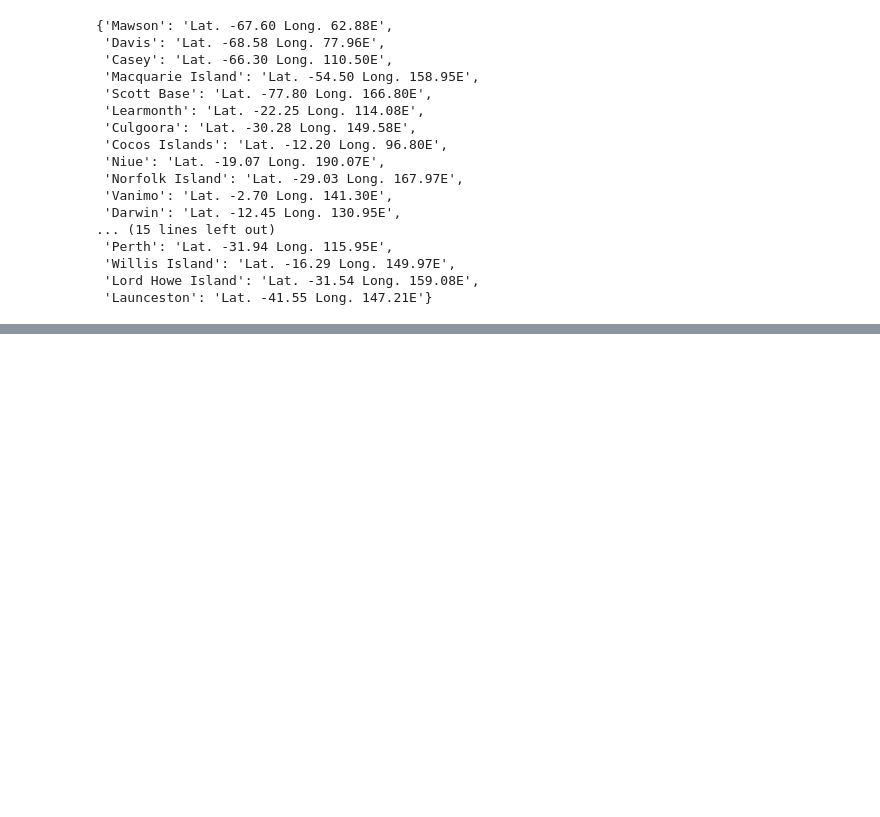
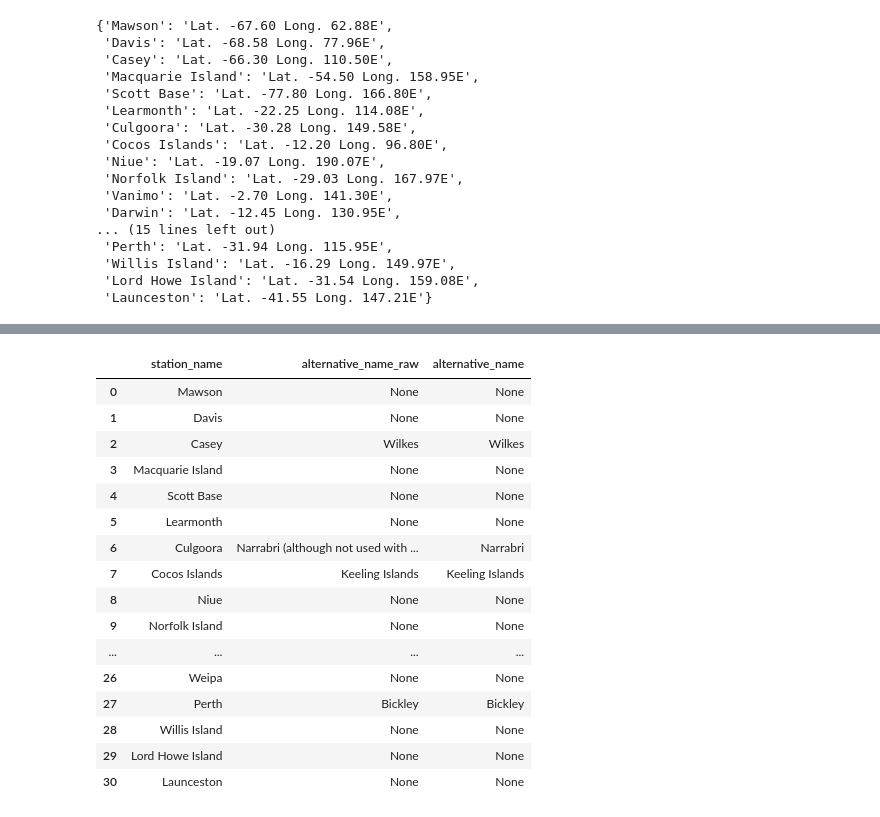
Before and after one commit to keithzyyy/space-weather-project, a Jupyter notebook: notebooks/05_kindex_site_metadata_expl.ipynb, the cells around one changed output, grey strips where cells are left out. Saved outputs shown, nothing was run; the diff lists cells and outputs as text; code cells hidden in the pictures; blank space fills up the shorter version.

```diff
--- a/notebooks/05_kindex_site_metadata_expl.ipynb
+++ b/notebooks/05_kindex_site_metadata_expl.ipynb
@@ -393,0 +801,23 @@ station_metadata
+# %%
+station_metadata.loc[
+    station_metadata["alternative_name_raw"].notna(),
+    ["station_name", "alternative_name_raw", "alternative_name"]
+]
+# %% [output]
+|  | station_name | alternative_name_raw | alternative_name |
+| 0 | Mawson | None | None |
+| 1 | Davis | None | None |
+| 2 | Casey | Wilkes | Wilkes |
+| 3 | Macquarie Island | None | None |
+| 4 | Scott Base | None | None |
+| 5 | Learmonth | None | None |
+| 6 | Culgoora | Narrabri (although not used with ... | Narrabri |
+| 7 | Cocos Islands | Keeling Islands | Keeling Islands |
+| 8 | Niue | None | None |
+| 9 | Norfolk Island | None | None |
+| ... | ... | ... | ... |
+| 26 | Weipa | None | None |
+| 27 | Perth | Bickley | Bickley |
+| 28 | Willis Island | None | None |
+| 29 | Lord Howe Island | None | None |
+| 30 | Launceston | None | None |
```
Also changed, not shown: parts of 14 cells of this notebook, 1 other file.
